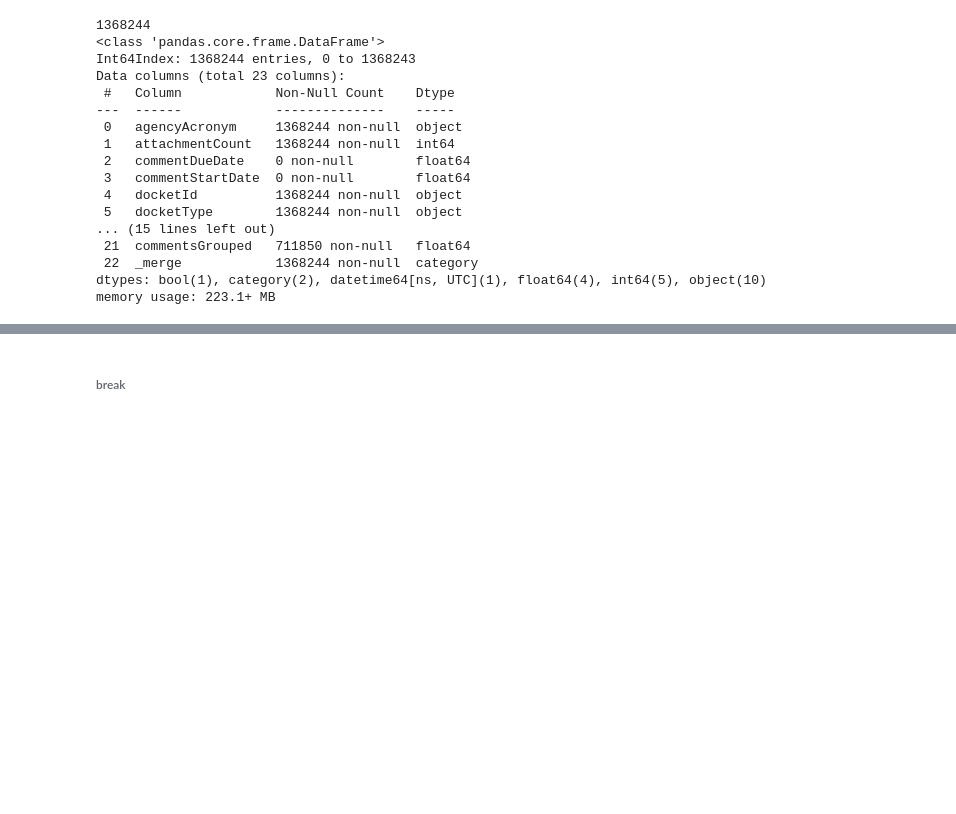
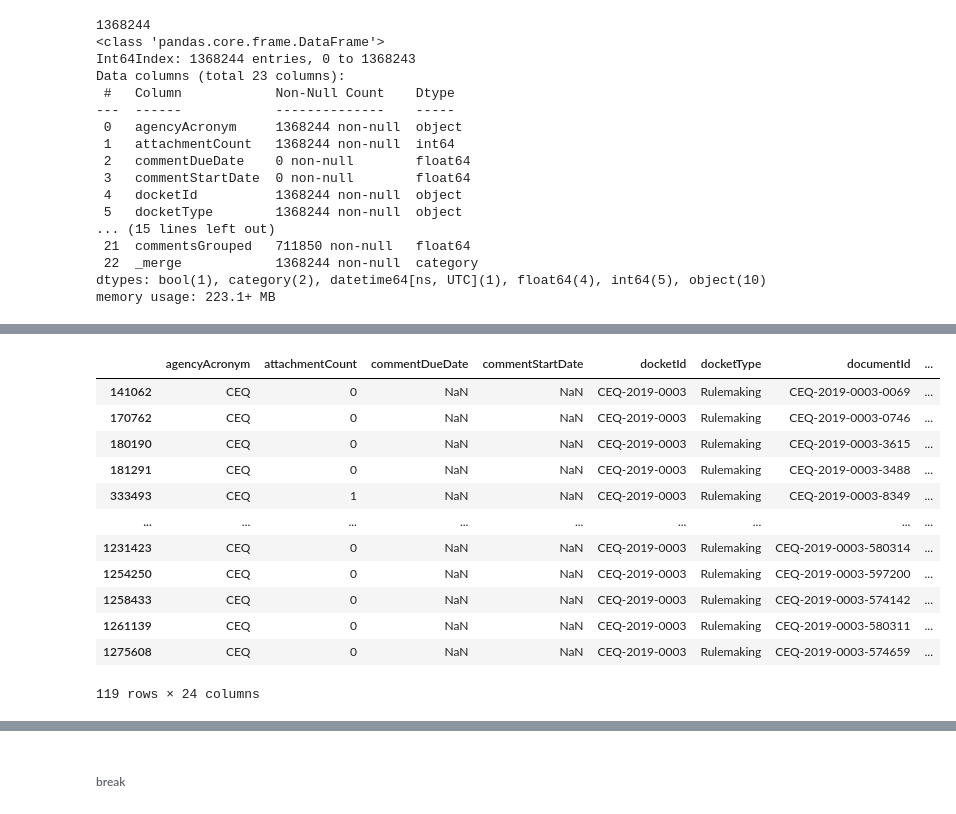
Before and after one commit to mfebrizio/public-commenting-COVID-19, a Jupyter notebook: Analyze Comments/Public Commenting and COVID-19 - Analysis.ipynb, the cells around one changed output, grey strips where cells are left out. Drawn from its saved outputs; the diff is of its cells as text; code cells hidden in the pictures; blank space fills up the shorter version.

```diff
--- a/Analyze Comments/Public Commenting and COVID-19 - Analysis.ipynb
+++ b/Analyze Comments/Public Commenting and COVID-19 - Analysis.ipynb
@@ -683,0 +712,24 @@ memory usage: 223.1+ MB
+# %%
+# create new column for representative comment
+df2020Grouped['represent'] = 'Fill'
+
+bool_nan = df2020Grouped['_merge']=='left_only'
+df2020Grouped.loc[bool_nan,'represent'] = 'Unidentified' ## for non-MCCs or those that haven't been identified
+
+bool_rep = df2020Grouped.loc[(~bool_nan),'title'].str.contains('Mass Mail Campaign '+r'\b', regex=True, case=True)
+df2020Grouped.loc[bool_rep&(~bool_nan),['represent']] = 'Yes' ## for representative comments
+
+bool_notrep = df2020Grouped.loc[(~bool_nan),'title'].str.contains('MM[\d]+ Comment'+r'\b', regex=True, case=True)
+df2020Grouped.loc[bool_notrep&(~bool_nan),['represent']] = 'No' ## for grouped comments that aren't representative
+
+print(bool_nan.value_counts(),
+      bool_rep.value_counts(),
+      bool_notrep.value_counts(), sep='\n\n')
+
+df2020Grouped = df2020Grouped.astype({'represent': 'category'})
+print('\n',
+      df2020Grouped.loc[:,'represent'].value_counts())
+
+# pivot against MCC filter
+pd.pivot_table(df2020Grouped, index=['represent'], values=['documentId'], columns=['MCCfilter'],
+               aggfunc='count', fill_value=0, margins=True)
@@ -683,0 +760,16 @@ memory usage: 223.1+ MB
+# %%
+df2020Grouped.query('represent == "Yes"')
+# %% [output]
+|  | agencyAcronym | attachmentCount | commentDueDate | commentStartDate | docketId | docketType | documentId | ... |
+| 141062 | CEQ | 0 | NaN | NaN | CEQ-2019-0003 | Rulemaking | CEQ-2019-0003-0069 | ... |
+| 170762 | CEQ | 0 | NaN | NaN | CEQ-2019-0003 | Rulemaking | CEQ-2019-0003-0746 | ... |
+| 180190 | CEQ | 0 | NaN | NaN | CEQ-2019-0003 | Rulemaking | CEQ-2019-0003-3615 | ... |
+| 181291 | CEQ | 0 | NaN | NaN | CEQ-2019-0003 | Rulemaking | CEQ-2019-0003-3488 | ... |
+| 333493 | CEQ | 1 | NaN | NaN | CEQ-2019-0003 | Rulemaking | CEQ-2019-0003-8349 | ... |
+| ... | ... | ... | ... | ... | ... | ... | ... | ... |
+| 1231423 | CEQ | 0 | NaN | NaN | CEQ-2019-0003 | Rulemaking | CEQ-2019-0003-580314 | ... |
+| 1254250 | CEQ | 0 | NaN | NaN | CEQ-2019-0003 | Rulemaking | CEQ-2019-0003-597200 | ... |
+| 1258433 | CEQ | 0 | NaN | NaN | CEQ-2019-0003 | Rulemaking | CEQ-2019-0003-574142 | ... |
+| 1261139 | CEQ | 0 | NaN | NaN | CEQ-2019-0003 | Rulemaking | CEQ-2019-0003-580311 | ... |
+| 1275608 | CEQ | 0 | NaN | NaN | CEQ-2019-0003 | Rulemaking | CEQ-2019-0003-574659 | ... |
+119 rows × 24 columns
```
Also changed, not shown: parts of 17 cells of this notebook.
